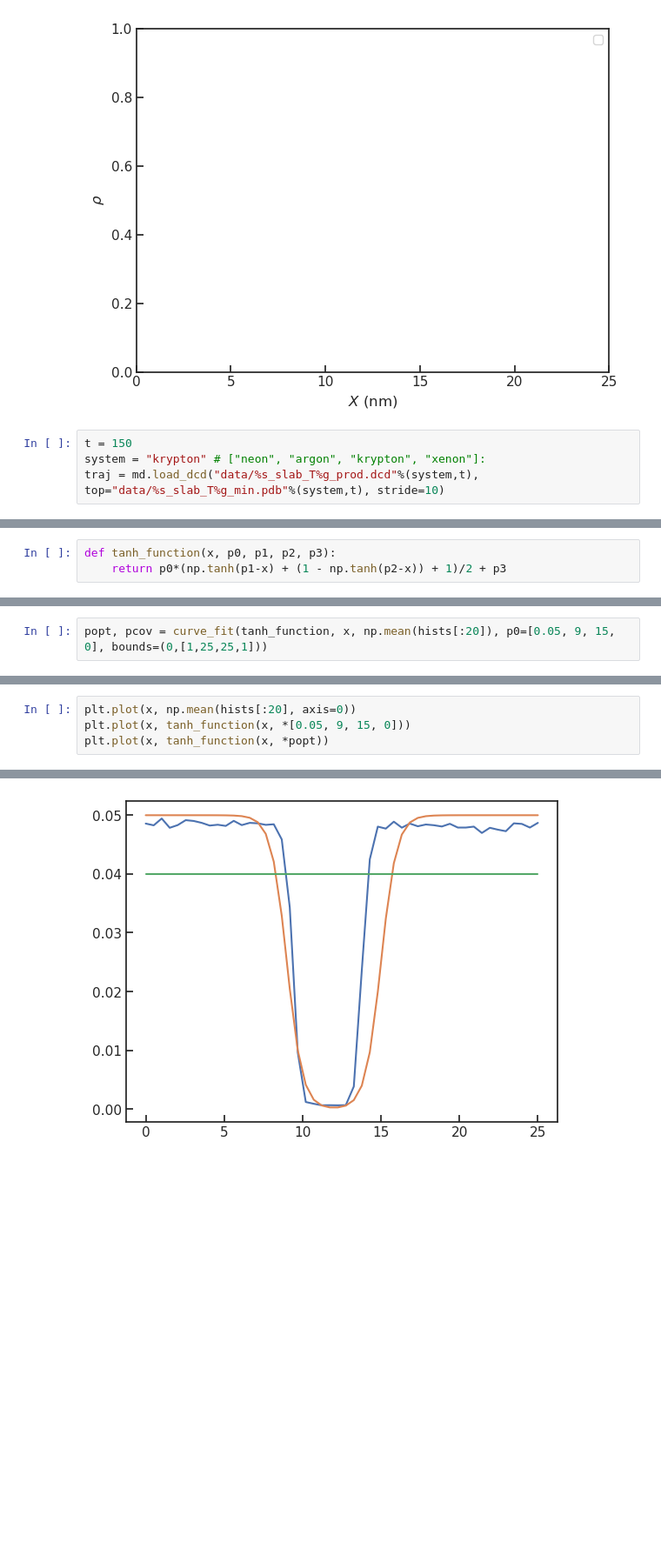
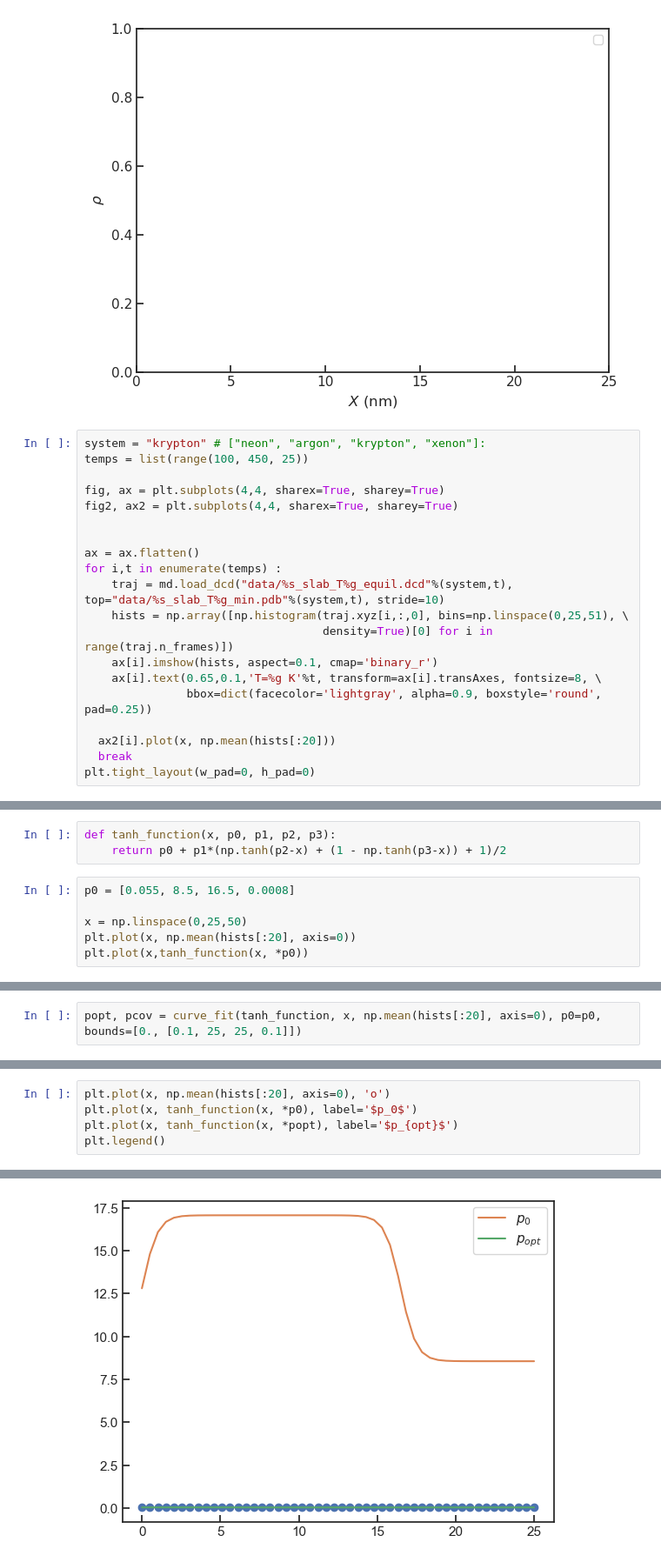
Before and after one commit to BioKT/lj-openmm, a Jupyter notebook: analysis_slab.ipynb, the cells around one changed output, grey strips where cells are left out. Shown at 87% size. Saved outputs shown, nothing was run; the diff lists cells and outputs as text; blank space fills up the shorter version.

```diff
--- a/analysis_slab.ipynb
+++ b/analysis_slab.ipynb
@@ -176,6 +178,22 @@ plt.tight_layout(h_pad=0)
 # %% [output]
 [figure]
 # %%
-t = 150
 system = "krypton" # ["neon", "argon", "krypton", "xenon"]:
-traj = md.load_dcd("data/%s_slab_T%g_prod.dcd"%(system,t), top="data/%s_slab_T%g_min.pdb"%(system,t), stride=10)
+temps = list(range(100, 450, 25))
+
+fig, ax = plt.subplots(4,4, sharex=True, sharey=True)
+fig2, ax2 = plt.subplots(4,4, sharex=True, sharey=True)
+
+
+ax = ax.flatten()
+for i,t in enumerate(temps) :
+    traj = md.load_dcd("data/%s_slab_T%g_equil.dcd"%(system,t), top="data/%s_slab_T%g_min.pdb"%(system,t), stride=10)
+    hists = np.array([np.histogram(traj.xyz[i,:,0], bins=np.linspace(0,25,51), \
+                                   density=True)[0] for i in range(traj.n_frames)])
+    ax[i].imshow(hists, aspect=0.1, cmap='binary_r')
+    ax[i].text(0.65,0.1,'T=%g K'%t, transform=ax[i].transAxes, fontsize=8, \
+               bbox=dict(facecolor='lightgray', alpha=0.9, boxstyle='round', pad=0.25))
+
+  ax2[i].plot(x, np.mean(hists[:20]))
+  break
+plt.tight_layout(w_pad=0, h_pad=0)
@@ -204,3 +202,9 @@ plt.plot(x,tanh_function(x, 0.05, 6, 15, 0))
 # %%
 def tanh_function(x, p0, p1, p2, p3):
-    return p0*(np.tanh(p1-x) + (1 - np.tanh(p2-x)) + 1)/2 + p3
+    return p0 + p1*(np.tanh(p2-x) + (1 - np.tanh(p3-x)) + 1)/2
+# %%
+p0 = [0.055, 8.5, 16.5, 0.0008]
+
+x = np.linspace(0,25,50)
+plt.plot(x, np.mean(hists[:20], axis=0))
+plt.plot(x,tanh_function(x, *p0))
@@ -207,2 +214,2 @@ def tanh_function(x, p0, p1, p2, p3):
 # %%
-popt, pcov = curve_fit(tanh_function, x, np.mean(hists[:20]), p0=[0.05, 9, 15, 0], bounds=(0,[1,25,25,1]))
+popt, pcov = curve_fit(tanh_function, x, np.mean(hists[:20], axis=0), p0=p0, bounds=[0., [0.1, 25, 25, 0.1]])
@@ -209,5 +220,6 @@ popt, pcov = curve_fit(tanh_function, x, np.mean(hists[:20]), p0=[0.05, 9, 15, 0
 # %%
-plt.plot(x, np.mean(hists[:20], axis=0))
-plt.plot(x, tanh_function(x, *[0.05, 9, 15, 0]))
-plt.plot(x, tanh_function(x, *popt))
+plt.plot(x, np.mean(hists[:20], axis=0), 'o')
+plt.plot(x, tanh_function(x, *p0), label='$p_0$')
+plt.plot(x, tanh_function(x, *popt), label='$p_{opt}$')
+plt.legend()
 # %% [output]
@@ -215 +227 @@ plt.plot(x, tanh_function(x, *popt))
-[figure, old version]
+[figure, new version]
```
Also changed, not shown: parts of 11 cells of this notebook.
